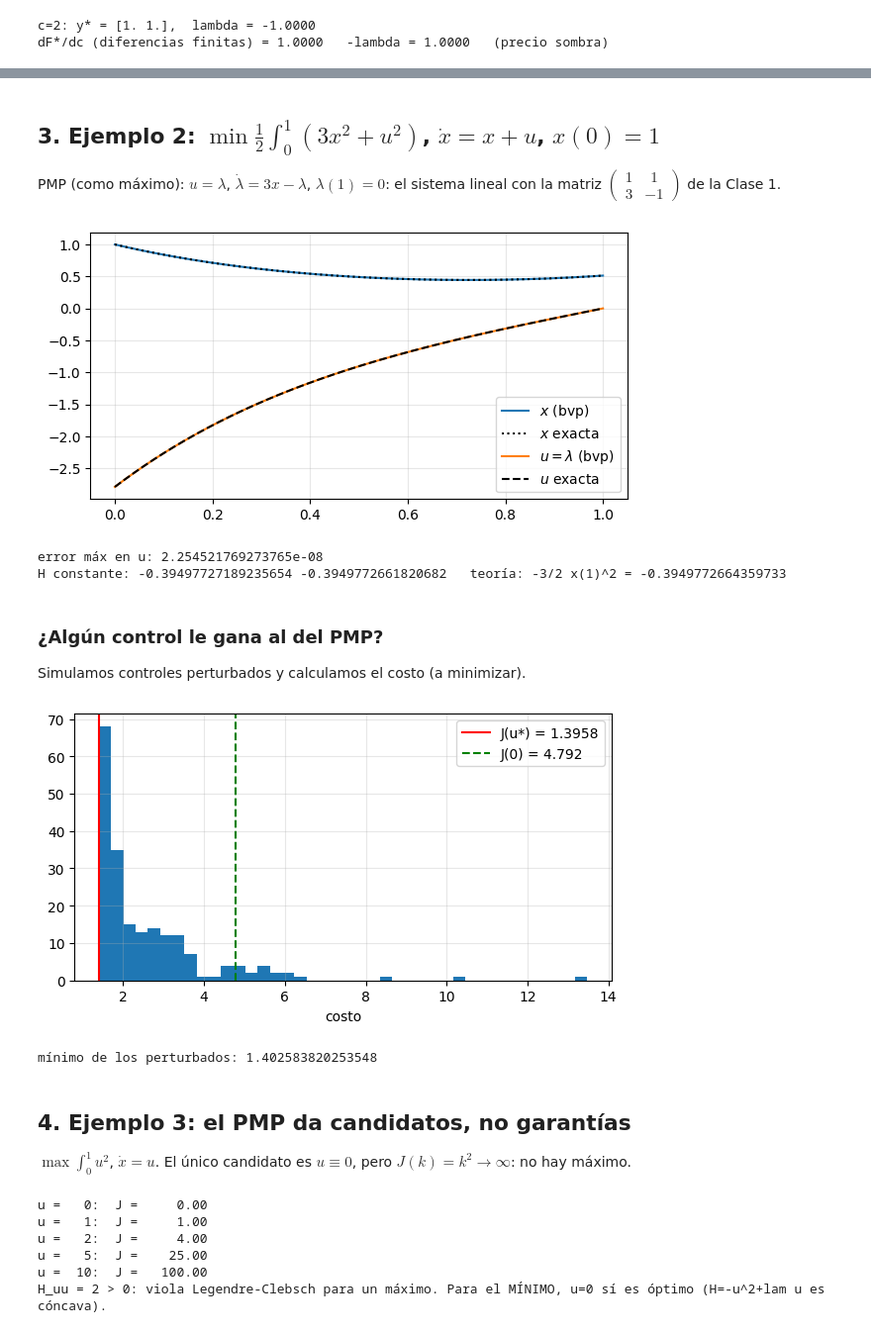
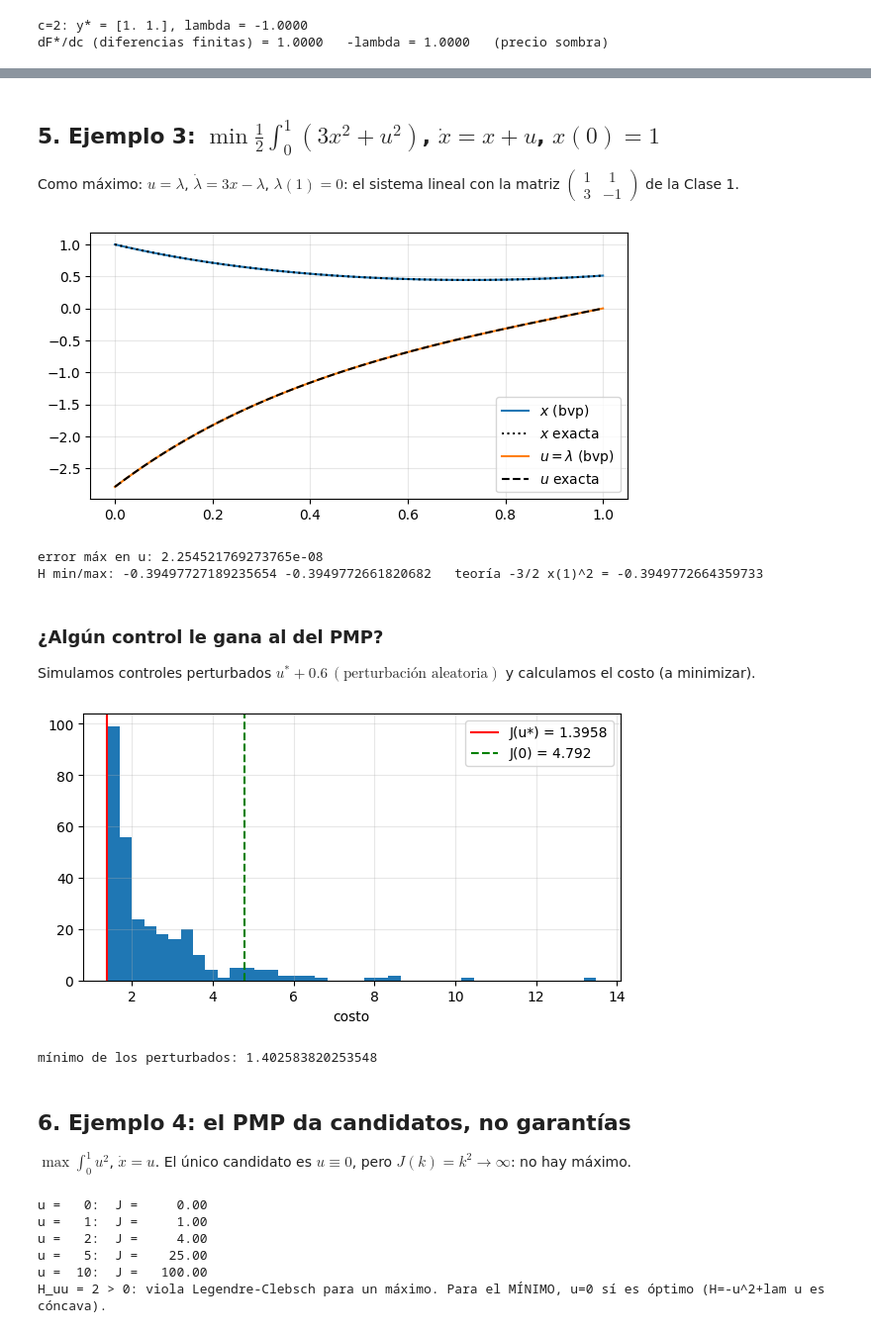
Before and after one commit to csfvega-arg/Colabs-materia-control, a Jupyter notebook: clase02.ipynb, the cells around one changed output, grey strips where cells are left out. Shown at 99% size. Drawn from its saved outputs; the diff is of its cells as text; code cells hidden in the pictures.

```diff
--- a/clase02.ipynb
+++ b/clase02.ipynb
@@ -77,46 +110,45 @@ H min / max: 0.25000000000000006 0.25000000000000033
 # %% [markdown]
-## 3. Ejemplo 2: $\min\frac12\int_0^1(3x^2+u^2)$, $\dot x=x+u$, $x(0)=1$
-PMP (como máximo): $u=\lambda$, $\dot\lambda=3x-\lambda$, $\lambda(1)=0$: el sistema lineal con la matriz $\begin{pmatrix}1&1\\3&-1\end{pmatrix}$ de la Clase 1.
+## 5. Ejemplo 3: $\min\frac12\int_0^1(3x^2+u^2)$, $\dot x=x+u$, $x(0)=1$
+Como máximo: $u=\lambda$, $\dot\lambda=3x-\lambda$, $\lambda(1)=0$: el sistema lineal con la matriz $\begin{pmatrix}1&1\\3&-1\end{pmatrix}$ de la Clase 1.
 # %%
-sistema2 = lambda t, y: np.vstack([y[0] + y[1], 3*y[0] - y[1]])
-bordes2 = lambda ya, yb: np.array([ya[0] - 1.0, yb[1]])
-sol2 = solve_bvp(sistema2, bordes2, t, np.zeros((2, t.size)))
+sistema3 = lambda t, y: np.vstack([y[0] + y[1], 3*y[0] - y[1]])
+sol3 = solve_bvp(sistema3, lambda ya, yb: np.array([ya[0] - 1.0, yb[1]]), t, np.zeros((2, t.size)))
 c = 3*np.exp(-4)/(3*np.exp(-4) + 1); d = 1/(3*np.exp(-4) + 1)
 x_ex = c*np.exp(2*tt) + d*np.exp(-2*tt); u_ex = c*np.exp(2*tt) - 3*d*np.exp(-2*tt)
-x2, l2 = sol2.sol(tt)
-plt.plot(tt, x2, label='$x$ (bvp)'); plt.plot(tt, x_ex, 'k:', label='$x$ exacta')
-plt.plot(tt, l2, label='$u=\\lambda$ (bvp)'); plt.plot(tt, u_ex, 'k--', label='$u$ exacta')
+x3, l3 = sol3.sol(tt)
+plt.plot(tt, x3, label='$x$ (bvp)'); plt.plot(tt, x_ex, 'k:', label='$x$ exacta')
+plt.plot(tt, l3, label='$u=\\lambda$ (bvp)'); plt.plot(tt, u_ex, 'k--', label='$u$ exacta')
 plt.legend(); plt.show()
-print('error máx en u:', np.abs(l2 - u_ex).max())
-H2 = -1.5*x2**2 - 0.5*l2**2 + l2*(x2 + l2)
-print('H constante:', H2.min(), H2.max(), '  teoría: -3/2 x(1)^2 =', -1.5*x_ex[-1]**2)
+H3 = -1.5*x3**2 - 0.5*l3**2 + l3*(x3 + l3)
+print('error máx en u:', np.abs(l3 - u_ex).max())
+print('H min/max:', H3.min(), H3.max(), '  teoría -3/2 x(1)^2 =', -1.5*x_ex[-1]**2)
 # %% [output]
 [figure]
 error máx en u: 2.254521769273765e-08
-H constante: -0.39497727189235654 -0.3949772661820682   teoría: -3/2 x(1)^2 = -0.3949772664359733
+H min/max: -0.39497727189235654 -0.3949772661820682   teoría -3/2 x(1)^2 = -0.3949772664359733
 # %% [markdown]
 ### ¿Algún control le gana al del PMP?
-Simulamos controles perturbados y calculamos el costo (a minimizar).
+Simulamos controles perturbados $u^*+0.6\,(\text{perturbación aleatoria})$ y calculamos el costo (a minimizar).
 # %%
 tg = np.linspace(0, 1, 2001)
 u_opt = c*np.exp(2*tg) - 3*d*np.exp(-2*tg)
 
-def costo2(u):
+def costo3(u):
     s = solve_ivp(lambda s, x: x + np.interp(s, tg, u), [0, 1], [1.0], t_eval=tg, rtol=1e-9)
     return 0.5*integral(3*s.y[0]**2 + u**2, tg)
 
 rng = np.random.default_rng(0)
-vals = [costo2(u_opt + 0.6*(a[0] + a[1]*tg + a[2]*np.sin(np.pi*tg) + a[3]*np.cos(3*tg)))
-        for a in rng.normal(size=(200, 4))]
-plt.hist(vals, bins=40); plt.axvline(costo2(u_opt), color='r', label=f'J(u*) = {costo2(u_opt):.4f}')
-plt.axvline(costo2(0*tg), color='g', ls='--', label=f'J(0) = {costo2(0*tg):.3f}')
+vals = [costo3(u_opt + 0.6*(a[0] + a[1]*tg + a[2]*np.sin(np.pi*tg) + a[3]*np.cos(3*tg)))
+        for a in rng.normal(size=(300, 4))]
+plt.hist(vals, bins=40); plt.axvline(costo3(u_opt), color='r', label=f'J(u*) = {costo3(u_opt):.4f}')
+plt.axvline(costo3(0*tg), color='g', ls='--', label=f'J(0) = {costo3(0*tg):.3f}')
 plt.legend(); plt.xlabel('costo'); plt.show()
 print('mínimo de los perturbados:', min(vals))
 # %% [output]
-[figure, old version]
+[figure, new version]
 mínimo de los perturbados: 1.402583820253548
 # %% [markdown]
-## 4. Ejemplo 3: el PMP da candidatos, no garantías
+## 6. Ejemplo 4: el PMP da candidatos, no garantías
 $\max\int_0^1u^2$, $\dot x=u$. El único candidato es $u\equiv0$, pero $J(k)=k^2\to\infty$: no hay máximo.
 # %%
 for k in [0, 1, 2, 5, 10]:
```
Also changed, not shown: parts of 24 cells of this notebook.
